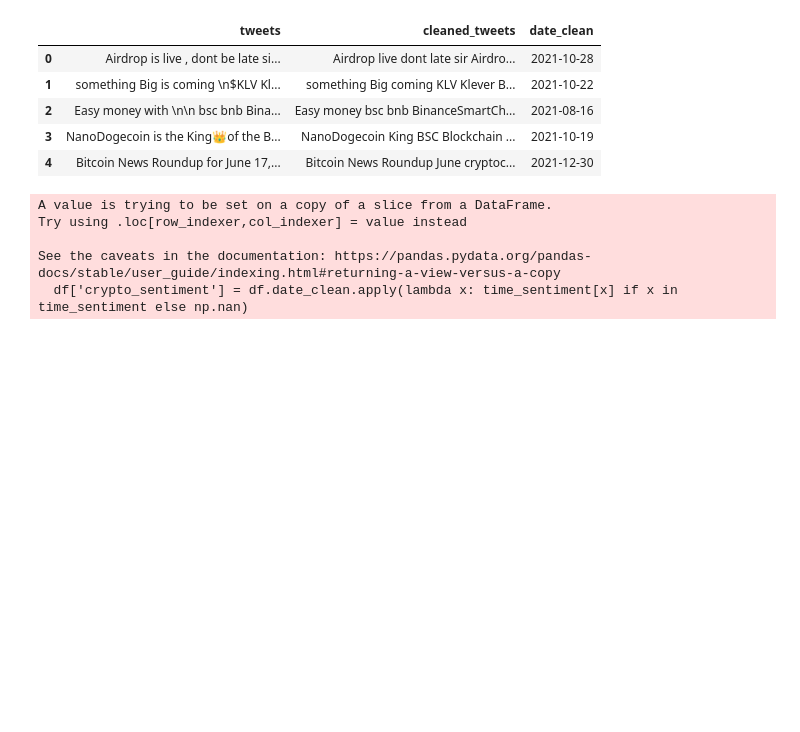
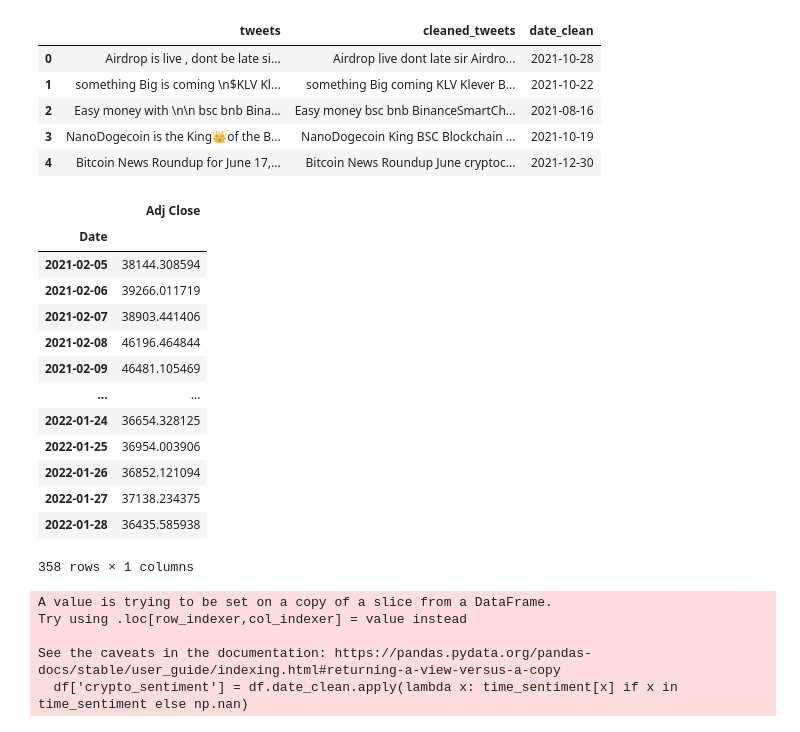
Before and after one commit to hugopobil/tfm_hugopobil, a Jupyter notebook: scratches/bitcoin_price_analysis_kaggle/04_NLP_Modelling.ipynb, the cells around one changed output. Drawn from its saved outputs; the diff is of its cells as text; code cells hidden in the pictures; blank space fills up the shorter version.

```diff
--- a/scratches/bitcoin_price_analysis_kaggle/04_NLP_Modelling.ipynb
+++ b/scratches/bitcoin_price_analysis_kaggle/04_NLP_Modelling.ipynb
@@ -100,6 +100,23 @@ def get_Polarity(tweet):
     return TextBlob(tweet).sentiment.polarity
 # %%
 btc_usd_grouped = btc_usd_grouped.set_index('Date')
+# %%
+btc_usd_grouped
+# %% [output]
+|  | Adj Close |
+| Date |  |
+| 2021-02-05 | 38144.308594 |
+| 2021-02-06 | 39266.011719 |
+| 2021-02-07 | 38903.441406 |
+| 2021-02-08 | 46196.464844 |
+| 2021-02-09 | 46481.105469 |
+| ... | ... |
+| 2022-01-24 | 36654.328125 |
+| 2022-01-25 | 36954.003906 |
+| 2022-01-26 | 36852.121094 |
+| 2022-01-27 | 37138.234375 |
+| 2022-01-28 | 36435.585938 |
+358 rows × 1 columns
 # %%
 def btc_price_cate(score):
     if score < 1:
```
Also changed, not shown: parts of 7 cells of this notebook, 3 other files.
